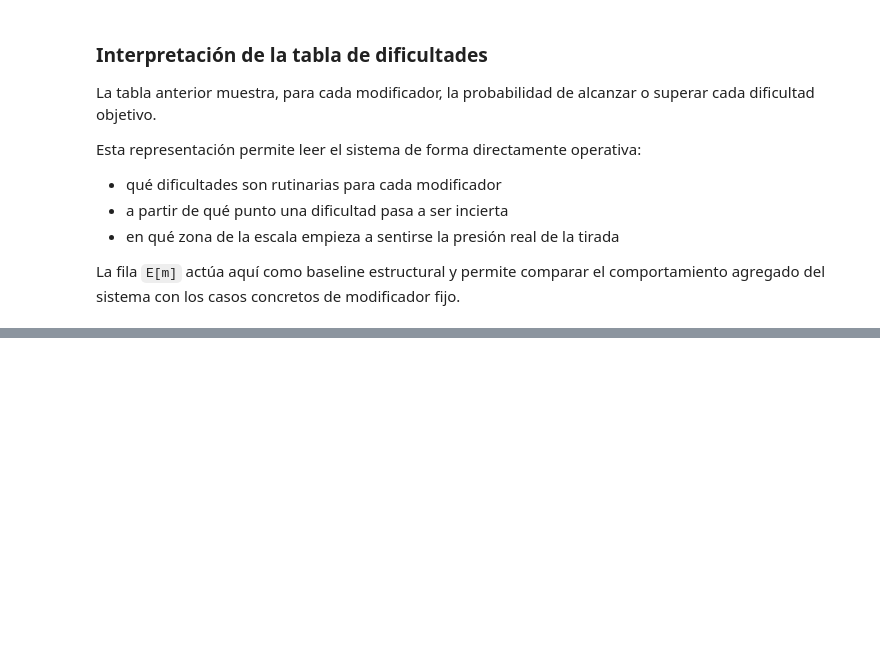
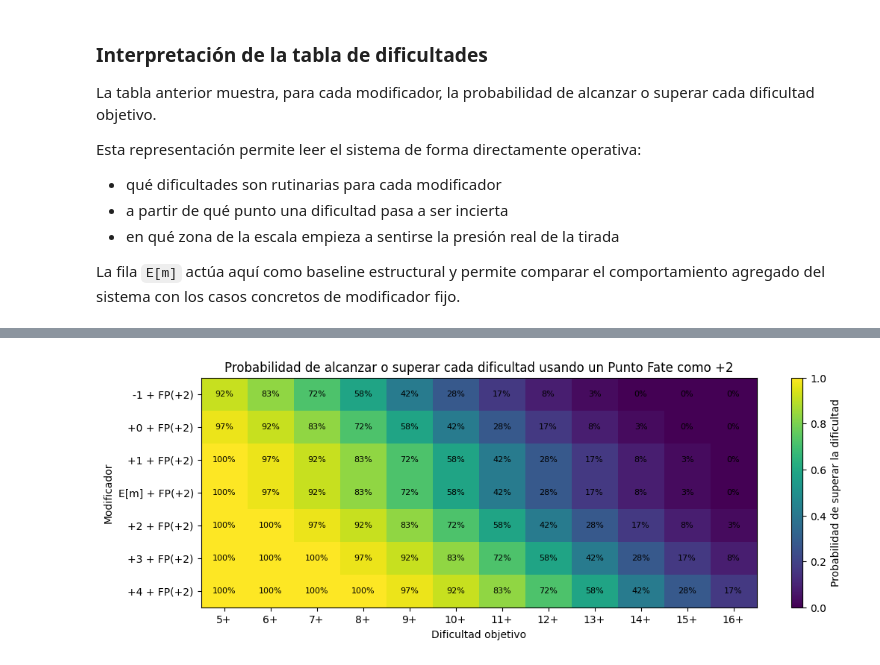
Before and after one commit to fate2d6/fate2d6, a Jupyter notebook: notebooks/01_characterize_roll.ipynb, the cells around one changed output, grey strips where cells are left out. Cells and saved outputs as stored; diff of their text form; code cells hidden in the pictures; blank space fills up the shorter version.

Commit message:
feature: added fate points analysis.

```diff
--- a/notebooks/01_characterize_roll.ipynb
+++ b/notebooks/01_characterize_roll.ipynb
@@ -554,0 +615,89 @@ plt.show()
+# %%
+difficulty_thresholds = list(range(5, 17))
+modifier_values = [-1, 0, 1, 2, 3, 4]
+
+difficulty_rows_fp_plus2 = []
+
+# Modificadores enteros con Punto Fate como +2
+for modifier in modifier_values:
+    boosted_modifier = modifier + 2
+    distribution = shifted_two_d6_distribution(boosted_modifier)
+
+    row = {
+        "Modificador": boosted_modifier,
+        "Label": f"{modifier:+d} + FP(+2)",
+    }
+
+    for difficulty in difficulty_thresholds:
+        row[f"{difficulty}+"] = probability_at_least(distribution, difficulty)
+
+    difficulty_rows_fp_plus2.append(row)
+
+# Baseline E[m] con Punto Fate como +2
+baseline_distribution_fp_plus2 = shifted_two_d6_distribution(expected + 2)
+
+baseline_row_fp_plus2 = {
+    "Modificador": expected + 2,
+    "Label": "E[m] + FP(+2)",
+}
+
+for difficulty in difficulty_thresholds:
+    baseline_row_fp_plus2[f"{difficulty}+"] = probability_at_least(
+        baseline_distribution_fp_plus2,
+        difficulty,
+    )
+
+difficulty_rows_fp_plus2.append(baseline_row_fp_plus2)
+
+# DataFrame y ordenación
+df_difficulties_fp_plus2 = pd.DataFrame(difficulty_rows_fp_plus2)
+df_difficulties_fp_plus2 = (
+    df_difficulties_fp_plus2
+    .sort_values("Modificador")
+    .reset_index(drop=True)
+)
+
+# Preparar heatmap
+heatmap_fp_plus2 = df_difficulties_fp_plus2.set_index("Label").copy()
+
+for column in heatmap_fp_plus2.columns:
+    if column != "Modificador":
+        heatmap_fp_plus2[column] = heatmap_fp_plus2[column].astype(float)
+
+heatmap_fp_plus2 = heatmap_fp_plus2.drop(columns=["Modificador"], errors="ignore")
+
+# Plot
+plt.figure(figsize=(12, 4))
+plt.imshow(heatmap_fp_plus2.values, aspect="auto")
+
+plt.colorbar(label="Probabilidad de superar la dificultad")
+
+plt.xticks(
+    ticks=np.arange(len(heatmap_fp_plus2.columns)),
+    labels=heatmap_fp_plus2.columns,
+)
+
+plt.yticks(
+    ticks=np.arange(len(heatmap_fp_plus2.index)),
+    labels=heatmap_fp_plus2.index,
+)
+
+for i in range(heatmap_fp_plus2.shape[0]):
+    for j in range(heatmap_fp_plus2.shape[1]):
+        value = heatmap_fp_plus2.iloc[i, j]
+        plt.text(
+            j,
+            i,
+            f"{value * 100:.0f}%",
+            ha="center",
+            va="center",
+            fontsize=8,
+        )
+
+plt.title("Probabilidad de alcanzar o superar cada dificultad usando un Punto Fate como +2")
+plt.xlabel("Dificultad objetivo")
+plt.ylabel("Modificador")
+
+plt.show()
+# %% [output]
+[figure, added]
```
Also changed, not shown: parts of 10 cells of this notebook, 1 other file.
